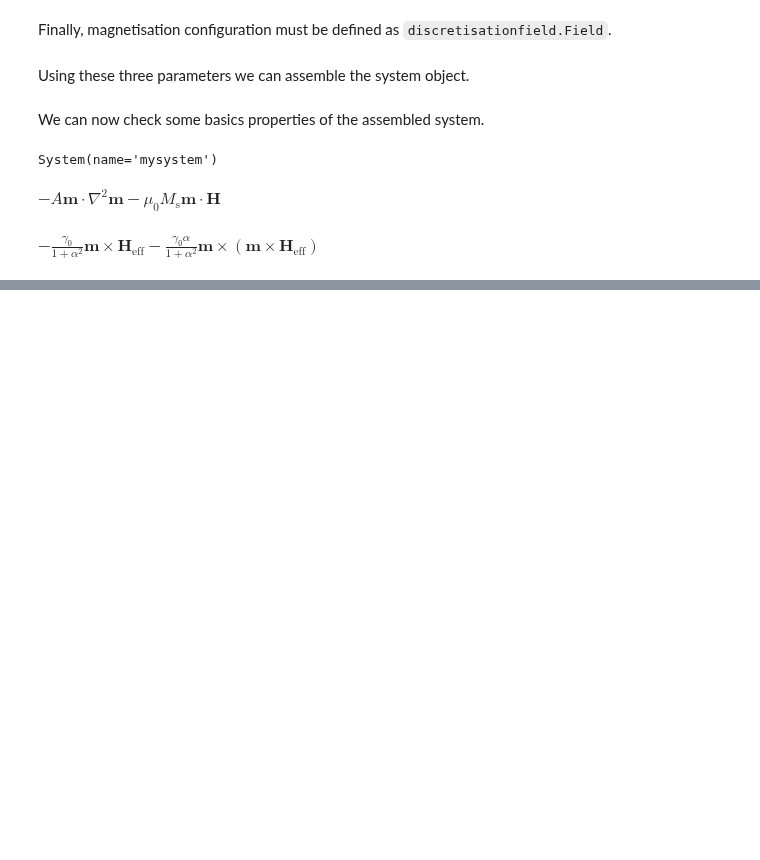
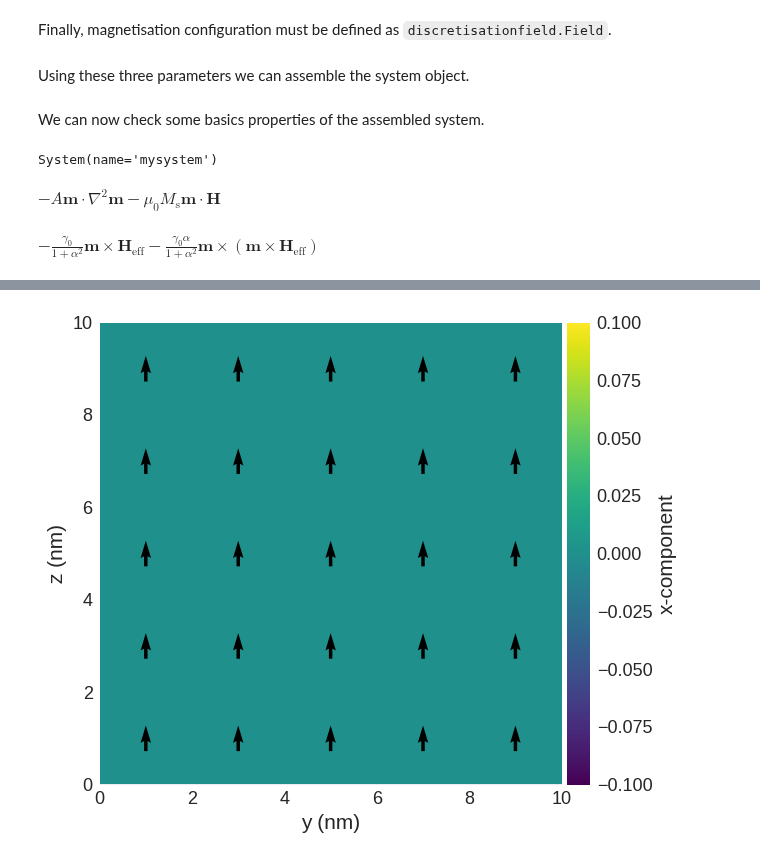
Before and after one commit to ubermag/micromagneticmodel, a Jupyter notebook: docs/system.ipynb, the cells around one changed output, grey strips where cells are left out. Saved outputs shown, nothing was run; the diff lists cells and outputs as text; code cells hidden in the pictures; blank space fills up the shorter version.

```diff
--- a/docs/system.ipynb
+++ b/docs/system.ipynb
@@ -52,0 +49,4 @@ system.m.k3d.vector()
+# %%
+system.m.sel("x").mpl()
+# %% [output]
+[figure, added]
```
Also changed, not shown: parts of 1 cell of this notebook.
